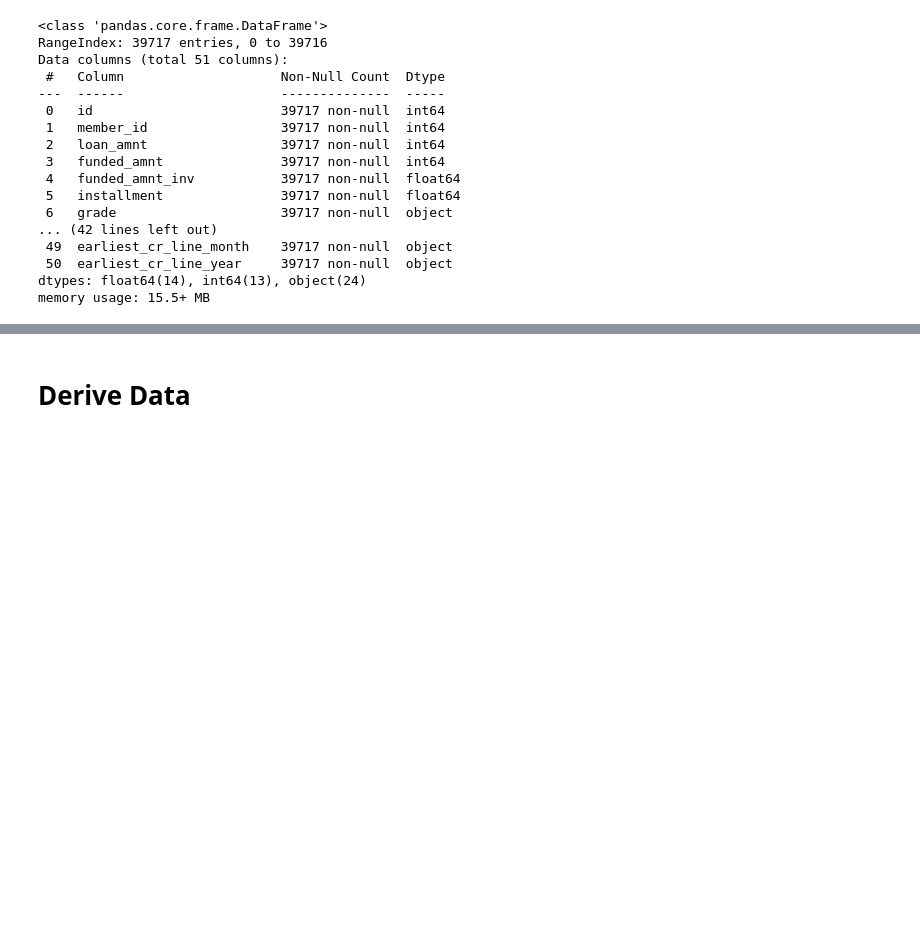
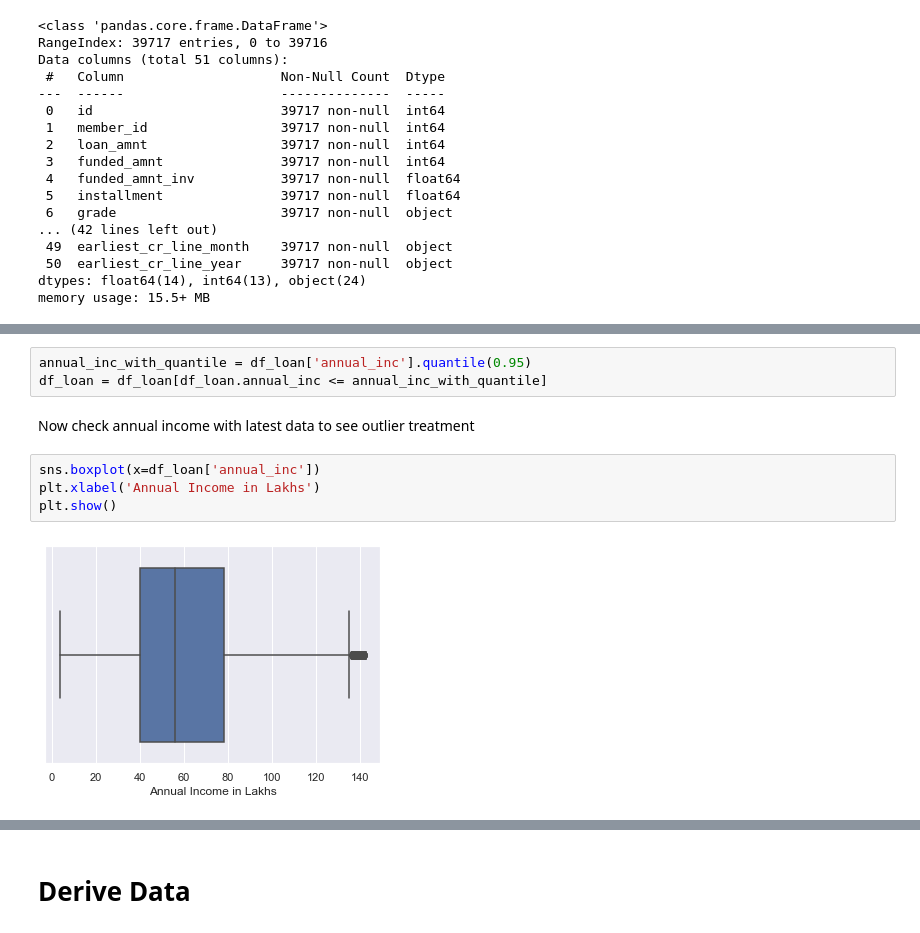
Before and after one commit to pravin691983/LendingClubCaseStudy, a Jupyter notebook: Lending_Club_Default_Analysis.ipynb, the cells around one changed output, grey strips where cells are left out. Drawn from its saved outputs; the diff is of its cells as text; blank space fills up the shorter version.

Commit message:
Update code to create new derive data for analysis

```diff
--- a/Lending_Club_Default_Analysis.ipynb
+++ b/Lending_Club_Default_Analysis.ipynb
@@ -359,0 +513,11 @@ Series([], dtype: float64)
+# %%
+annual_inc_with_quantile = df_loan['annual_inc'].quantile(0.95)
+df_loan = df_loan[df_loan.annual_inc <= annual_inc_with_quantile]
+# %% [markdown]
+Now check annual income with latest data to see outlier treatment
+# %%
+sns.boxplot(x=df_loan['annual_inc'])
+plt.xlabel('Annual Income in Lakhs')
+plt.show()
+# %% [output]
+[figure, added]
```
Also changed, not shown: parts of 131 cells of this notebook.
